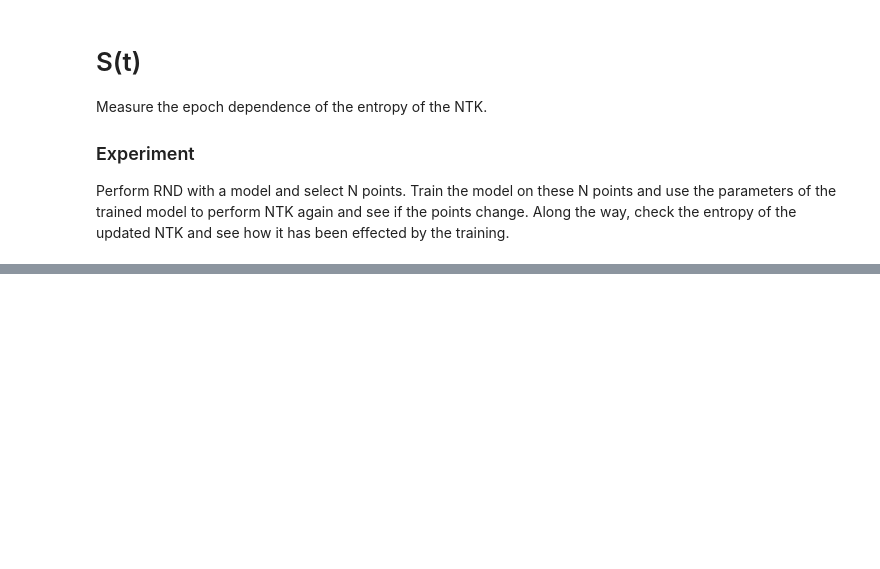
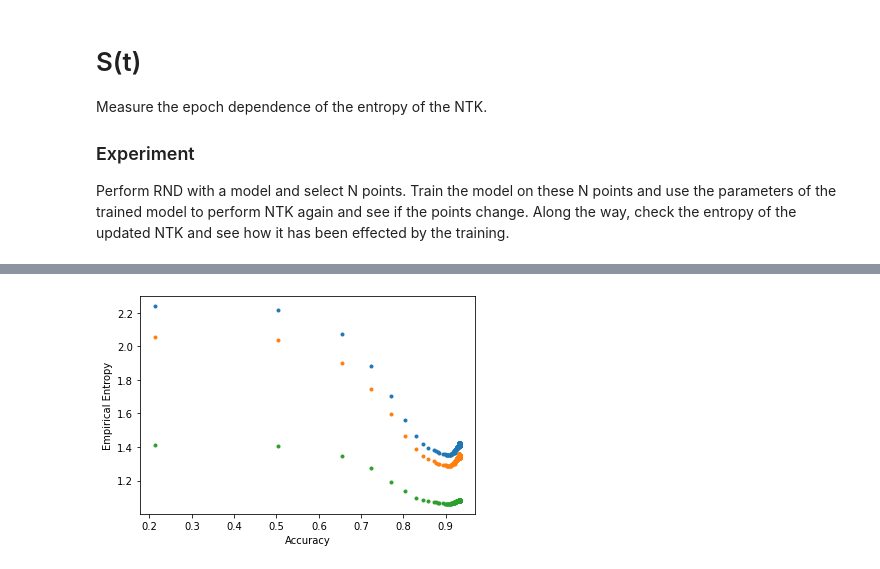
Before and after one commit to zincware/ZnNL, a Jupyter notebook: examples/notebooks/S(t).ipynb, the cells around one changed output, grey strips where cells are left out. Cells and saved outputs as stored; diff of their text form; code cells hidden in the pictures; blank space fills up the shorter version.

```diff
--- a/examples/notebooks/S(t).ipynb
+++ b/examples/notebooks/S(t).ipynb
@@ -96,0 +143,10 @@ acc_arr
+# %%
+plt.plot(acc_arr, entropy_data["100"]["empirical"], '.')
+plt.plot(acc_arr, entropy_data["50"]["empirical"], '.')
+plt.plot(acc_arr, entropy_data["10"]["empirical"], '.')
+plt.xlabel("Accuracy")
+plt.ylabel("Empirical Entropy")
+plt.savefig("Entropy_vs_Accuracy.pdf")
+plt.show()
+# %% [output]
+[figure, added]
```
Also changed, not shown: parts of 12 cells of this notebook.
